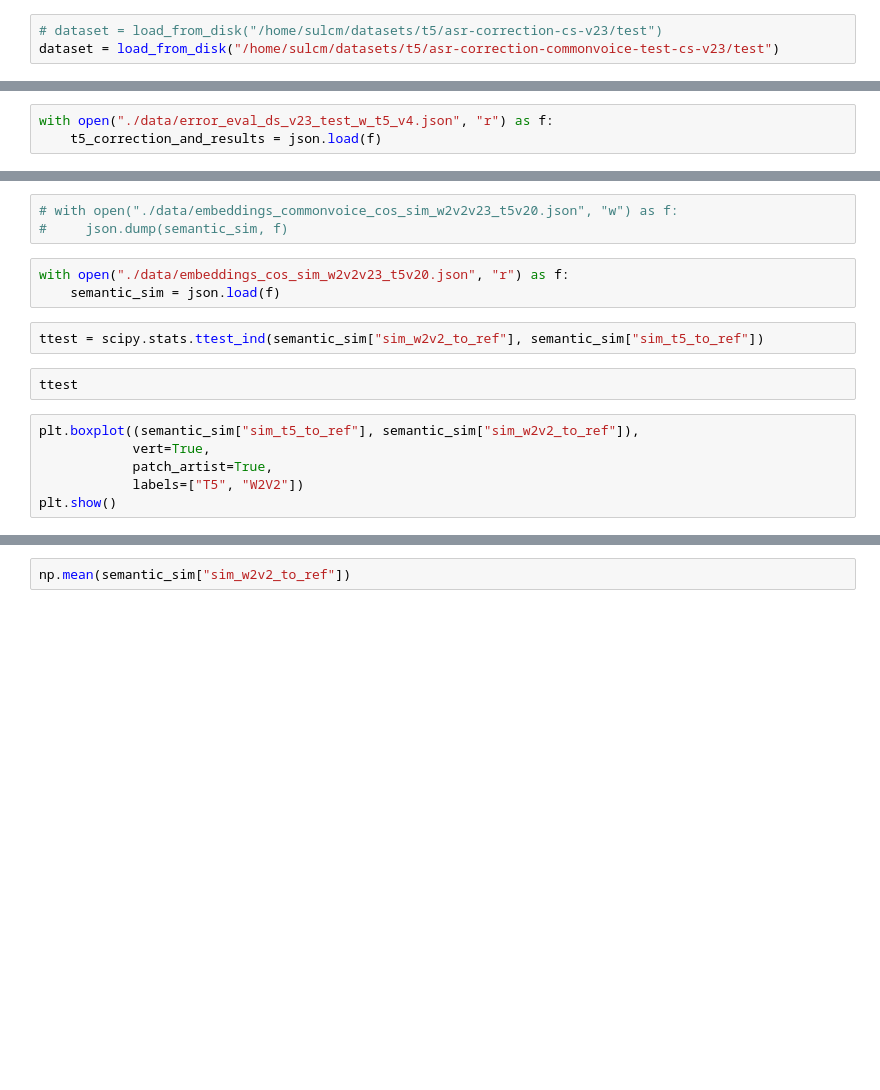
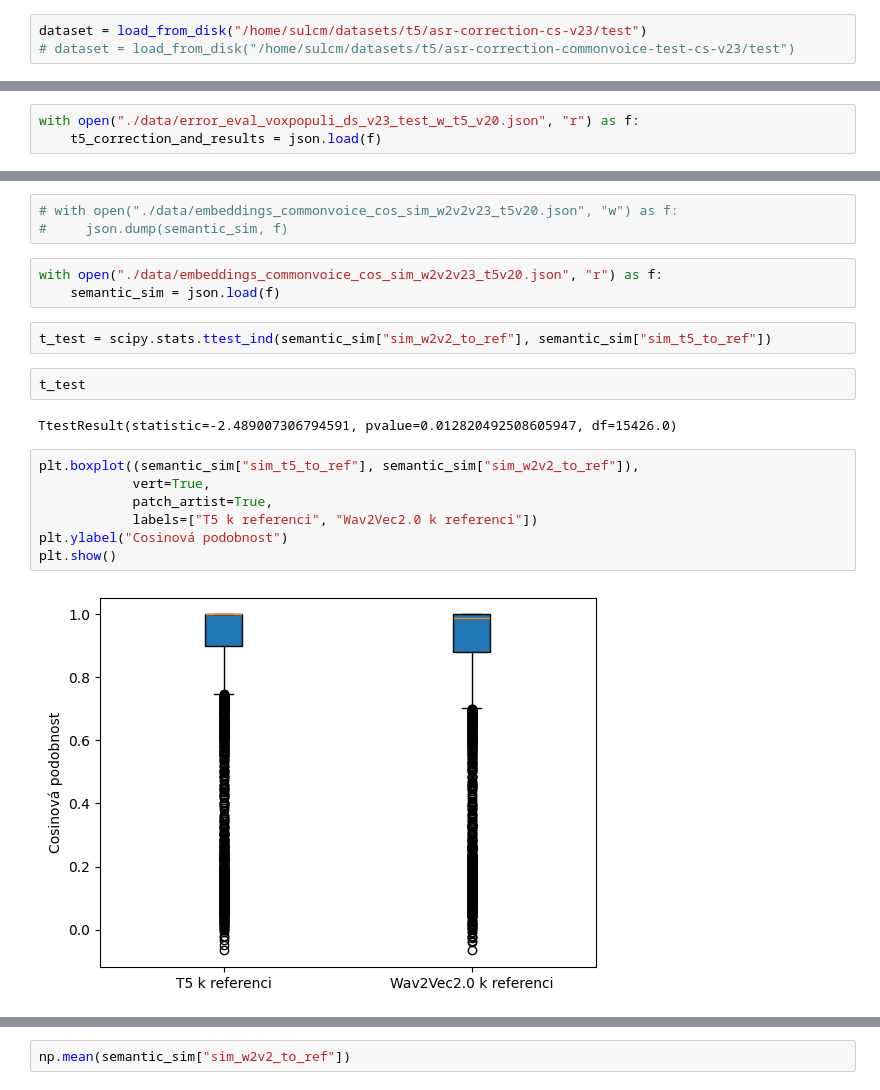
Before and after one commit to sulcm/wav2vec2-w-T5-cs, a Jupyter notebook: error_eval.ipynb, the cells around one changed output, grey strips where cells are left out. Saved outputs shown, nothing was run; the diff lists cells and outputs as text; blank space fills up the shorter version.

Commit message:
ST6 baseline results

```diff
--- a/error_eval.ipynb
+++ b/error_eval.ipynb
@@ -21,8 +21,8 @@ T5_MODEL_NAME = "/home/sulcm/models/t5/t5-spellchecker-cs-v20"
 # %%
 device = torch.device("cuda" if torch.cuda.is_available() else "cpu")
 # %%
-# dataset = load_from_disk("/home/sulcm/datasets/t5/asr-correction-cs-v23/test")
-dataset = load_from_disk("/home/sulcm/datasets/t5/asr-correction-commonvoice-test-cs-v23/test")
+dataset = load_from_disk("/home/sulcm/datasets/t5/asr-correction-cs-v23/test")
+# dataset = load_from_disk("/home/sulcm/datasets/t5/asr-correction-commonvoice-test-cs-v23/test")
 # %%
 dataset
 # %% [markdown]
@@ -57,7 +57,7 @@ for ds_row in tqdm(dataset):
 # %% [markdown]
 # Evaluation of results
 # %%
-with open("./data/error_eval_ds_v23_test_w_t5_v4.json", "r") as f:
+with open("./data/error_eval_voxpopuli_ds_v23_test_w_t5_v20.json", "r") as f:
     t5_correction_and_results = json.load(f)
 # %%
 class ST6ErrorAnalysis():
@@ -338,18 +338,23 @@ for i in tqdm(range(len(dataset))):
 # with open("./data/embeddings_commonvoice_cos_sim_w2v2v23_t5v20.json", "w") as f:
 #     json.dump(semantic_sim, f)
 # %%
-with open("./data/embeddings_cos_sim_w2v2v23_t5v20.json", "r") as f:
+with open("./data/embeddings_commonvoice_cos_sim_w2v2v23_t5v20.json", "r") as f:
     semantic_sim = json.load(f)
 # %%
-ttest = scipy.stats.ttest_ind(semantic_sim["sim_w2v2_to_ref"], semantic_sim["sim_t5_to_ref"])
+t_test = scipy.stats.ttest_ind(semantic_sim["sim_w2v2_to_ref"], semantic_sim["sim_t5_to_ref"])
-# %%
-ttest
+# %%
+t_test
+# %% [output]
+TtestResult(statistic=-2.489007306794591, pvalue=0.012820492508605947, df=15426.0)
 # %%
 plt.boxplot((semantic_sim["sim_t5_to_ref"], semantic_sim["sim_w2v2_to_ref"]),
             vert=True,
             patch_artist=True,
-            labels=["T5", "W2V2"])
+            labels=["T5 k referenci", "Wav2Vec2.0 k referenci"])
+plt.ylabel("Cosinová podobnost")
 plt.show()
+# %% [output]
+[figure, added]
 # %%
 plt.violinplot((semantic_sim["sim_t5_to_ref"], semantic_sim["sim_w2v2_to_ref"]), showmedians=True)
 plt.show()
```
Also changed, not shown: parts of 1 cell of this notebook, 5 other files.
